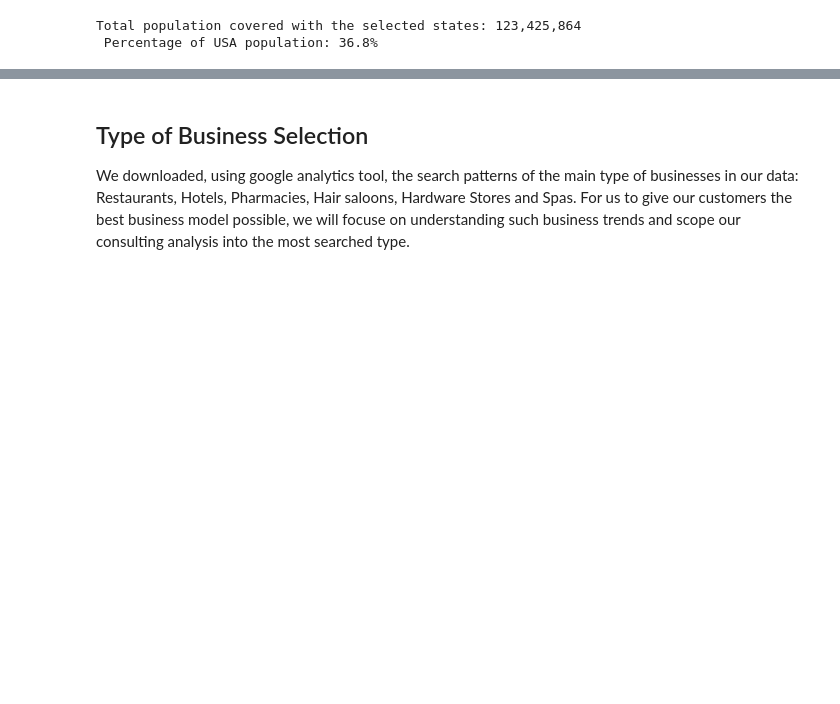
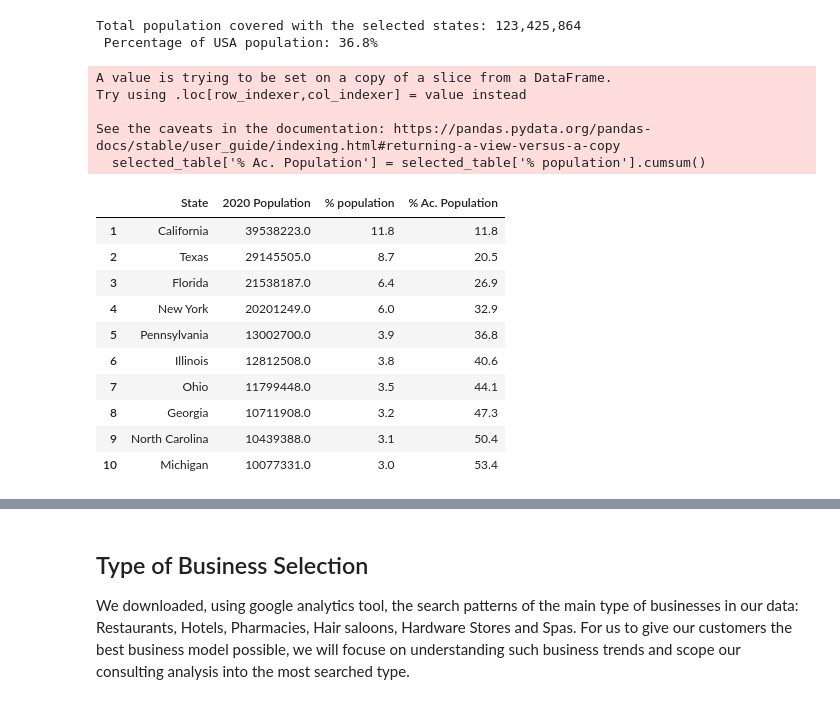
Before and after one commit to pedrofranke/ProyectoFinal-Henry, a Jupyter notebook: Data Engineering/Scope.ipynb, the cells around one changed output, grey strips where cells are left out. Saved outputs shown, nothing was run; the diff lists cells and outputs as text; code cells hidden in the pictures; blank space fills up the shorter version.

```diff
--- a/Data Engineering/Scope.ipynb
+++ b/Data Engineering/Scope.ipynb
@@ -119,3 +119,24 @@ print(f'Total population covered with the selected states: {tots:,.0f}\n Percent
 # %% [output]
 Total population covered with the selected states: 123,425,864
  Percentage of USA population: 36.8%
+# %%
+selected_table = table_df[:10]
+selected_table['% Ac. Population'] = selected_table['% population'].cumsum()
+selected_table
+# %% [output]
+A value is trying to be set on a copy of a slice from a DataFrame.
+Try using .loc[row_indexer,col_indexer] = value instead
+
+See the caveats in the documentation: https://pandas.pydata.org/pandas-docs/stable/user_guide/indexing.html#returning-a-view-versus-a-copy
+  selected_table['% Ac. Population'] = selected_table['% population'].cumsum()
+|  | State | 2020 Population | % population | % Ac. Population |
+| 1 | California | 39538223.0 | 11.8 | 11.8 |
+| 2 | Texas | 29145505.0 | 8.7 | 20.5 |
+| 3 | Florida | 21538187.0 | 6.4 | 26.9 |
+| 4 | New York | 20201249.0 | 6.0 | 32.9 |
+| 5 | Pennsylvania | 13002700.0 | 3.9 | 36.8 |
+| 6 | Illinois | 12812508.0 | 3.8 | 40.6 |
+| 7 | Ohio | 11799448.0 | 3.5 | 44.1 |
+| 8 | Georgia | 10711908.0 | 3.2 | 47.3 |
+| 9 | North Carolina | 10439388.0 | 3.1 | 50.4 |
+| 10 | Michigan | 10077331.0 | 3.0 | 53.4 |
```
Also changed, not shown: parts of 3 cells of this notebook.
